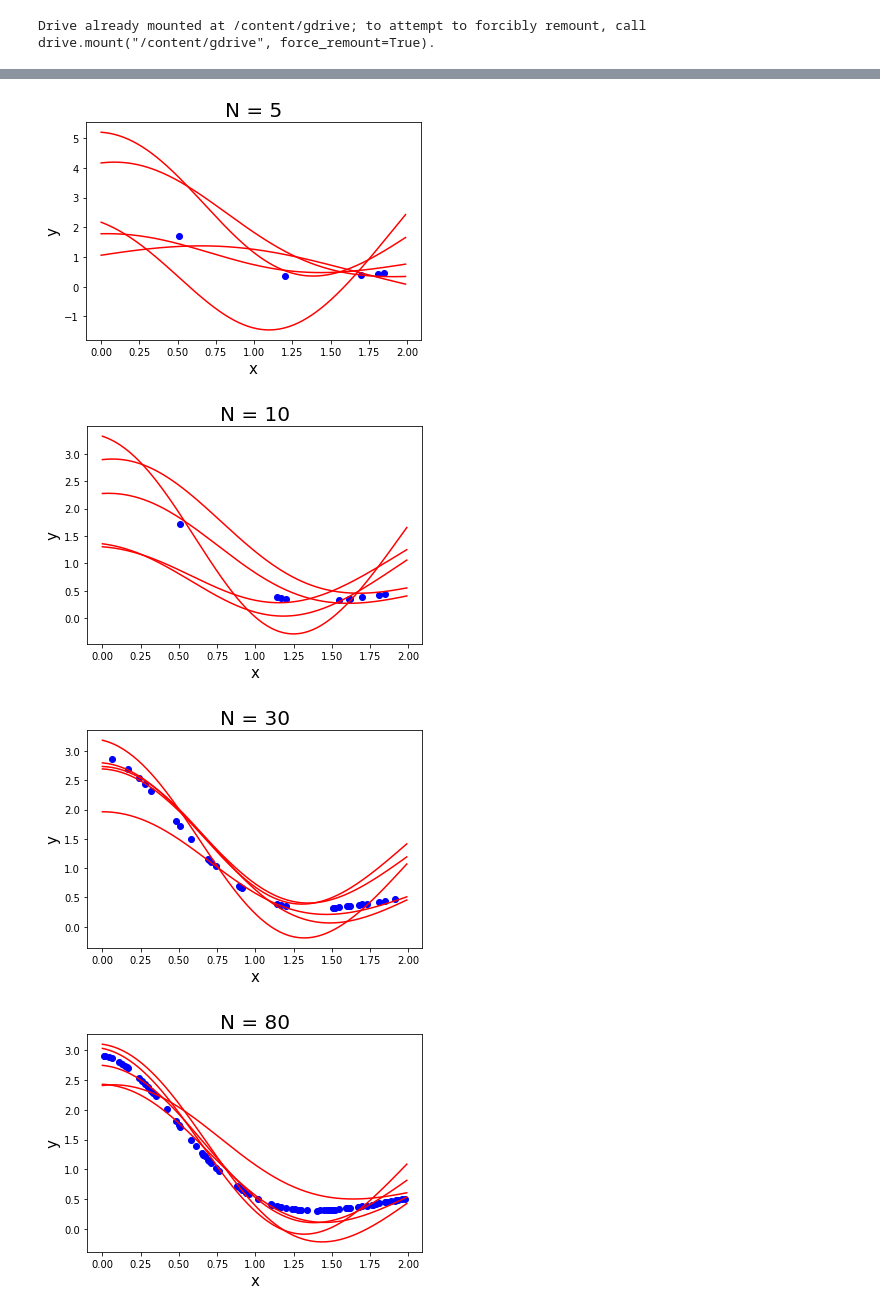
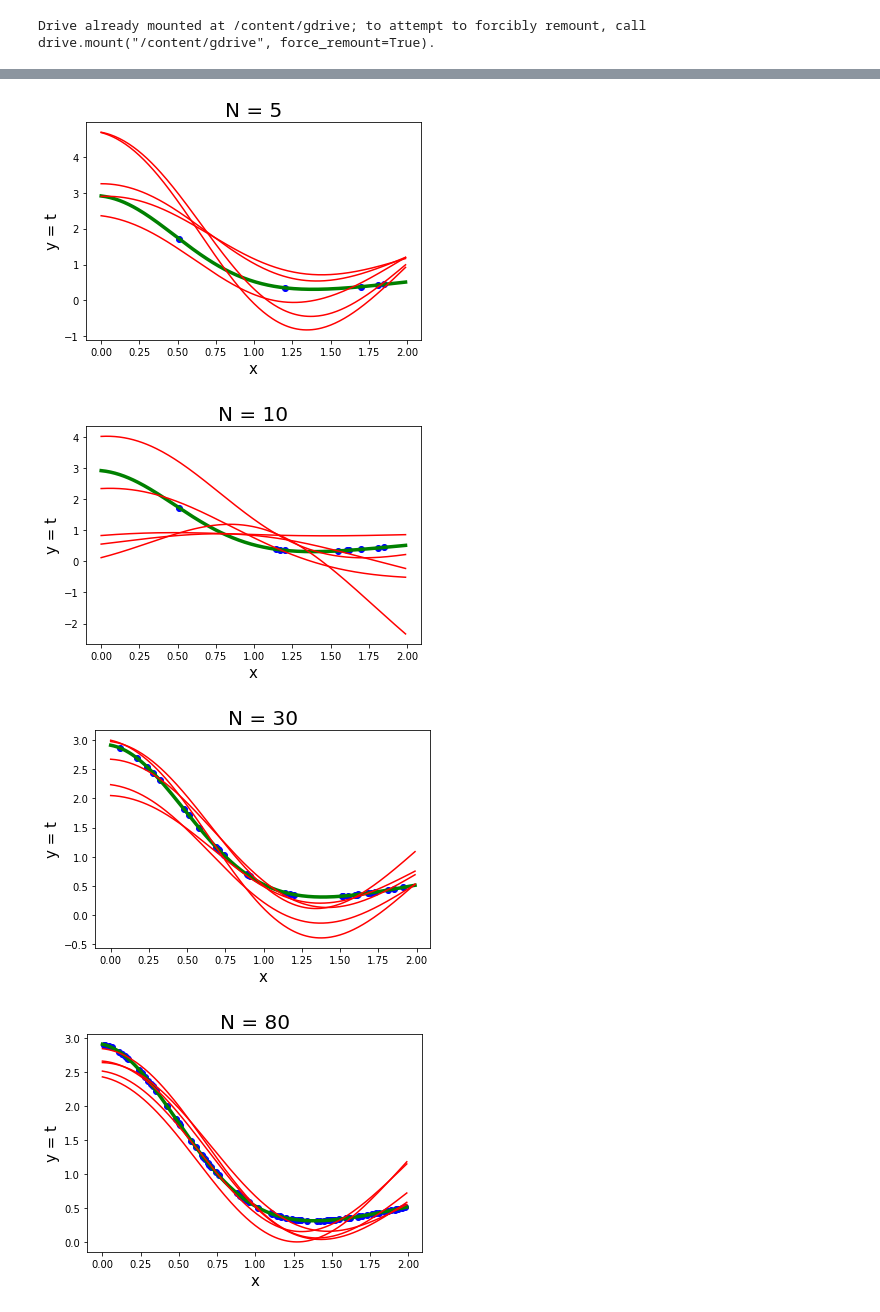
Before and after one commit to Louis5228/2020-Machine-Learning, a Jupyter notebook: 309512014_HW2.ipynb, the cells around one changed output, grey strips where cells are left out. Drawn from its saved outputs; the diff is of its cells as text; code cells hidden in the pictures.

```diff
--- a/309512014_HW2.ipynb
+++ b/309512014_HW2.ipynb
@@ -41,6 +43,10 @@ def posterior_dist(m0, s0_inv, beta, phi, t):
   mN = np.dot(sN, (np.dot(s0_inv, m0) + beta*np.dot(phi.T, t)))
   return mN, sN
 
+def ground_truth(x):
+  gt = 1 + (3/(math.sqrt(2*math.pi)*0.5))*np.exp(-(x**2)/(2*0.5**2)) - (2/math.sqrt(2*math.pi))*np.exp(-((x-1)**2)/2)
+  return gt
+
 mN_l = []
 sN_l = []
 for i in range(1, len(N_index)):
@@ -56,20 +67,22 @@ for i in range(1, len(N_index)):
 # %%
+# 1.
 curve_num = 5
 sample_x = np.arange(0, 2, 0.01).reshape(200,1)
 
 for i in range(len(N_list)):
   plt.title('N = ' + str(N_list[i]), fontsize = 20)
   plt.xlabel('x', fontsize = 15)
-  plt.ylabel('y', fontsize = 15)
+  plt.ylabel('y = t', fontsize = 15)
+  plt.plot(sample_x, ground_truth(sample_x), color='g', linewidth=3.5)
   for j in range(N_list[i]):
-    plt.scatter(x[j], t[j], color='blue')
+    plt.scatter(x[j], t[j], color='b')
   for k in range(curve_num):
-    w = np.random.multivariate_normal(mN_l[i][:,0], sN_l[i], 1)
-    y = np.dot(w, cal_phi(sample_x).T)
-    plt.plot(sample_x, y.T, color='red')
+    w = np.random.multivariate_normal(mN_l[i].reshape(M), sN_l[i]).reshape(1, 3)
+    y = np.dot(w, cal_phi(sample_x).T).reshape(200,1)
+    plt.plot(sample_x, y, color='r')
   plt.show()
 # %% [output]
-[figure, old version]
+[figure, new version]
-[figure, old version]
+[figure, new version]
-[figure, old version]
+[figure, new version]
-[figure, old version]
+[figure, new version]
```
Also changed, not shown: parts of 3 cells of this notebook.
